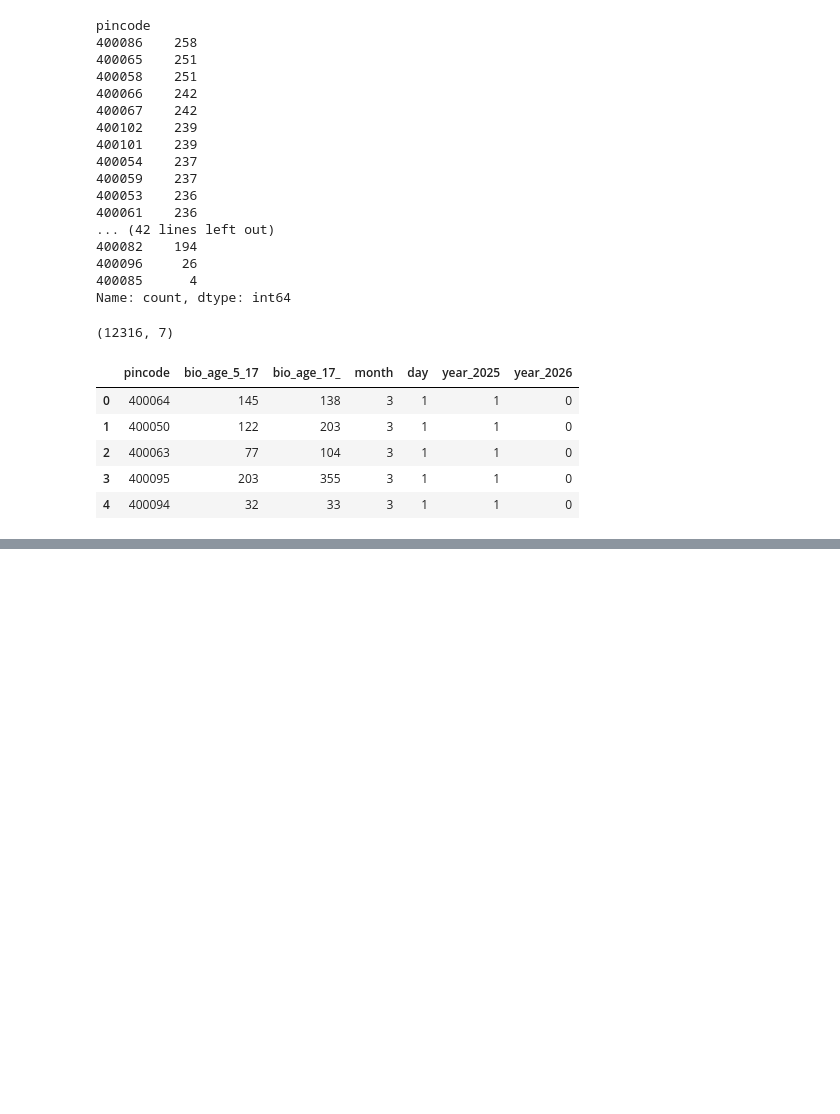
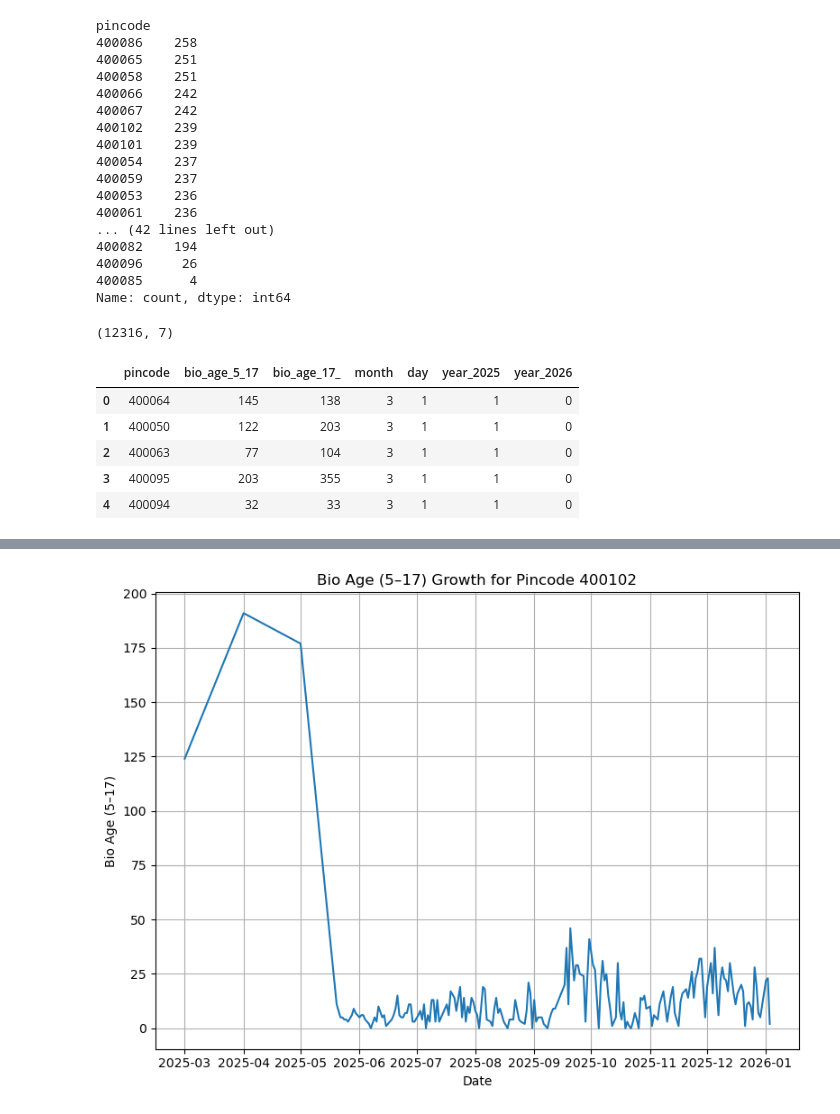
Before and after one commit to Hellnight2005/UIDAI-Data-Hackathon, a Jupyter notebook: team/anas/nnew.ipynb, the cells around one changed output, grey strips where cells are left out. Saved outputs shown, nothing was run; the diff lists cells and outputs as text; code cells hidden in the pictures; blank space fills up the shorter version.

```diff
--- a/team/anas/nnew.ipynb
+++ b/team/anas/nnew.ipynb
@@ -60,6 +61,7 @@ the count value is 174
 # %%
 df.drop(columns = ['state' , 'district'] , inplace=True)
 # %%
+df1 = df
 df.head()
 # %% [output]
 |  | date | pincode | bio_age_5_17 | bio_age_17_ |
@@ -177,0 +292,4 @@ df.head()
+# %%
+df1['date'] = pd.to_datetime(df1['date'] , format="%d-%m-%Y")
+# %%
+df1 = df1.sort_values(by=['pincode', 'date'])
@@ -177,0 +304,16 @@ df.head()
+# %%
+x = int(input("add a pincode which is you want to see progress bar"))
+pincode = x
+
+temp = df1[df1['pincode'] == pincode]
+
+plt.figure(figsize=(8 , 6))
+plt.plot(temp['date'], temp['bio_age_5_17'])
+plt.xlabel("Date")
+plt.ylabel("Bio Age (5–17)")
+plt.title(f"Bio Age (5–17) Growth for Pincode {pincode}")
+plt.tight_layout()
+plt.grid(True)
+plt.show()
+# %% [output]
+[figure, added]
```
Also changed, not shown: parts of 16 cells of this notebook.
